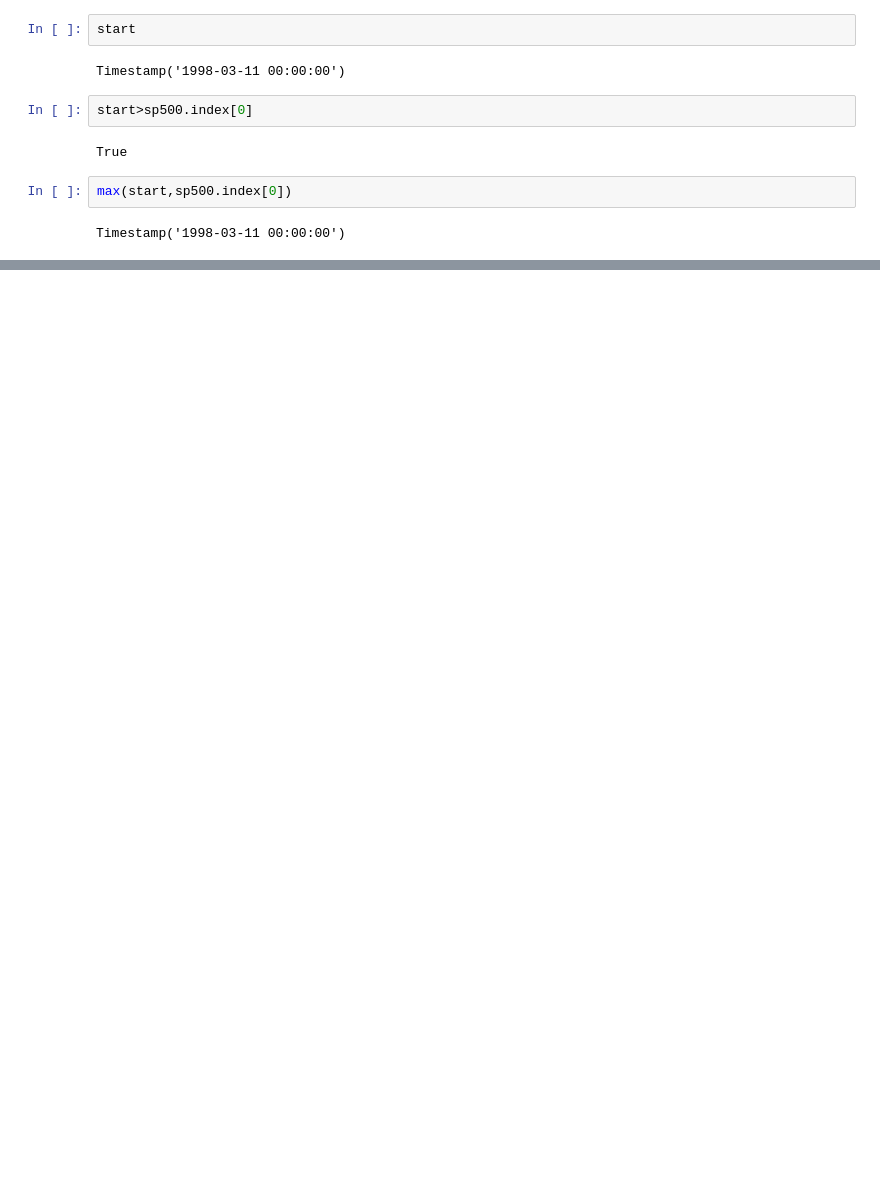
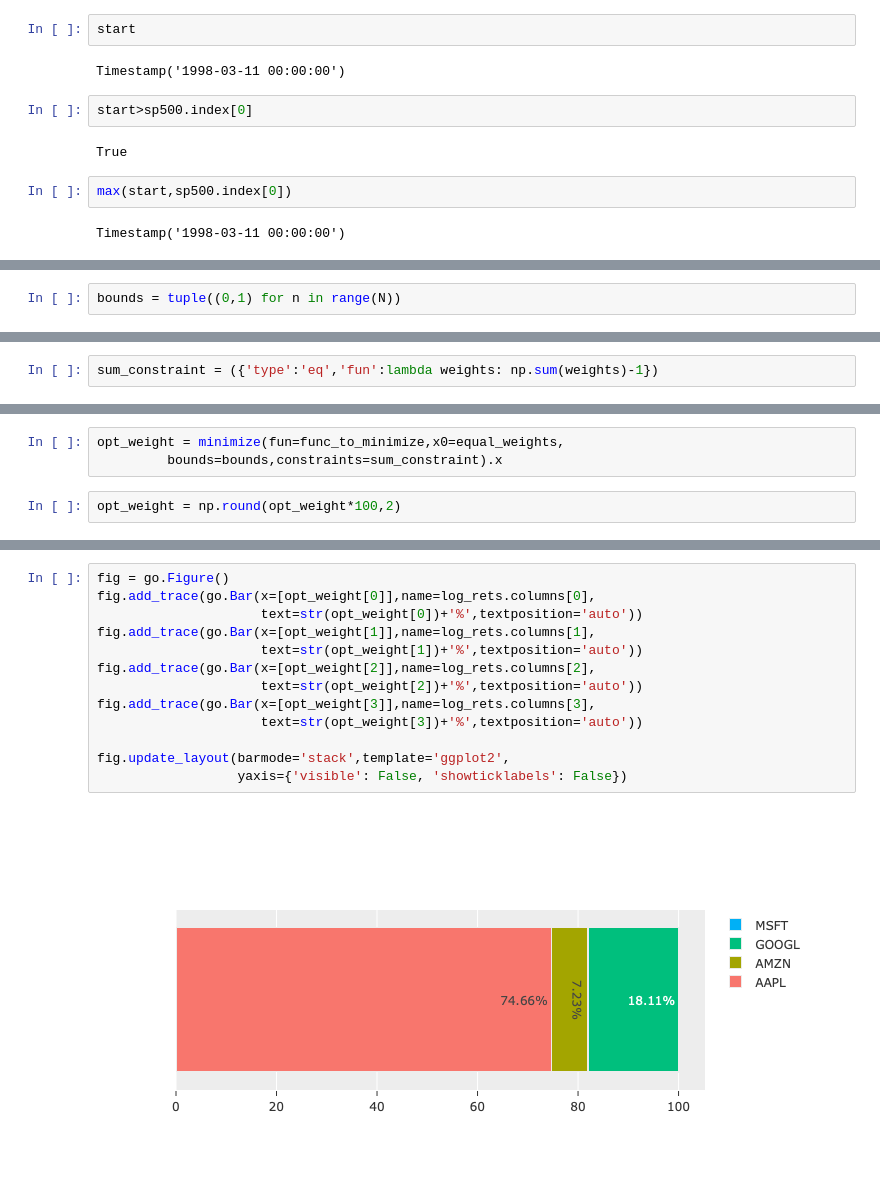
Before and after one commit to pot8osince98/myproject, a Jupyter notebook: myportfolio/projects/Notebooks/stocks_dash.ipynb, the cells around one changed output, grey strips where cells are left out. Saved outputs shown, nothing was run; the diff lists cells and outputs as text; blank space fills up the shorter version.

```diff
--- a/myportfolio/projects/Notebooks/stocks_dash.ipynb
+++ b/myportfolio/projects/Notebooks/stocks_dash.ipynb
@@ -101,0 +261,2 @@ Timestamp('1998-03-11 00:00:00')
+# %%
+bounds = tuple((0,1) for n in range(N))
@@ -101,0 +267,2 @@ Timestamp('1998-03-11 00:00:00')
+# %%
+sum_constraint = ({'type':'eq','fun':lambda weights: np.sum(weights)-1})
@@ -101,0 +273,5 @@ Timestamp('1998-03-11 00:00:00')
+# %%
+opt_weight = minimize(fun=func_to_minimize,x0=equal_weights,
+         bounds=bounds,constraints=sum_constraint).x
+# %%
+opt_weight = np.round(opt_weight*100,2)
@@ -101,0 +310,15 @@ Timestamp('1998-03-11 00:00:00')
+# %%
+fig = go.Figure()
+fig.add_trace(go.Bar(x=[opt_weight[0]],name=log_rets.columns[0],
+                     text=str(opt_weight[0])+'%',textposition='auto'))
+fig.add_trace(go.Bar(x=[opt_weight[1]],name=log_rets.columns[1],
+                     text=str(opt_weight[1])+'%',textposition='auto'))
+fig.add_trace(go.Bar(x=[opt_weight[2]],name=log_rets.columns[2],
+                     text=str(opt_weight[2])+'%',textposition='auto'))
+fig.add_trace(go.Bar(x=[opt_weight[3]],name=log_rets.columns[3],
+                     text=str(opt_weight[3])+'%',textposition='auto'))
+
+fig.update_layout(barmode='stack',template='ggplot2',
+                  yaxis={'visible': False, 'showticklabels': False})
+# %% [output]
+[figure, added]
```
Also changed, not shown: parts of 37 cells of this notebook, 3 other files.
